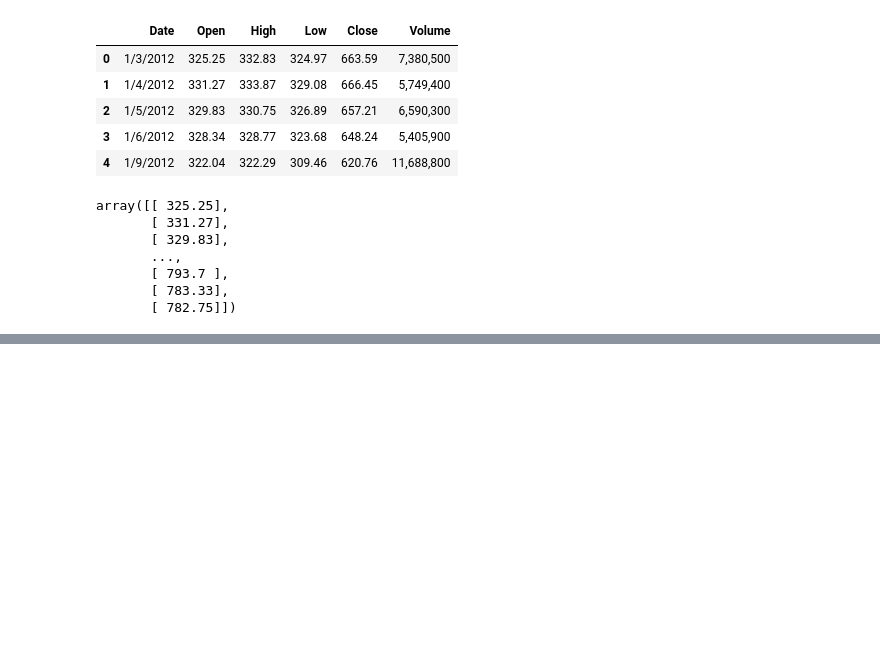
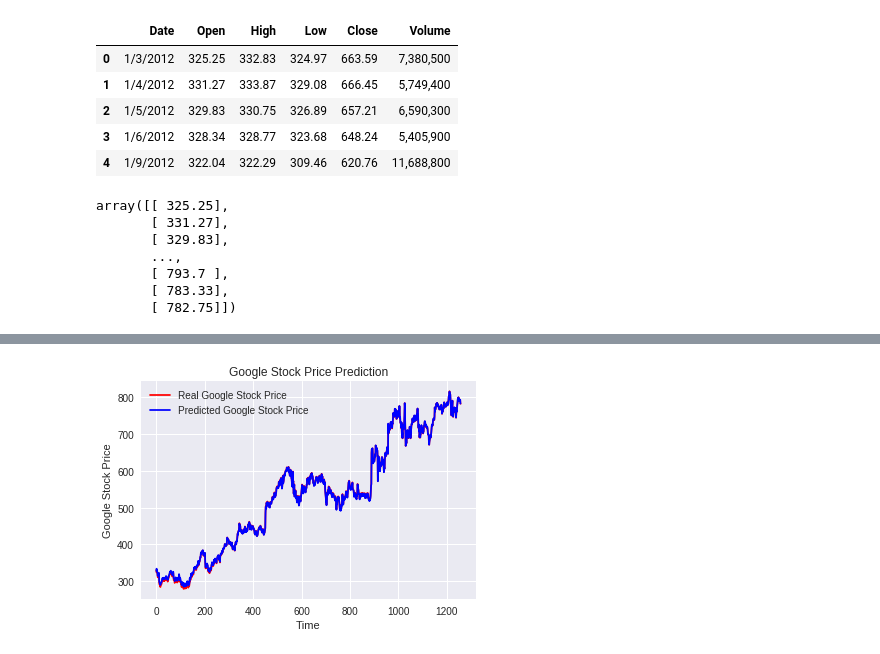
Before and after one commit to PramodShenoy/Deep-Learning-A-Z, a Jupyter notebook: Recurrent-Neural-Networks/Google Stock Prices.ipynb, the cells around one changed output, grey strips where cells are left out. Saved outputs shown, nothing was run; the diff lists cells and outputs as text; code cells hidden in the pictures; blank space fills up the shorter version.

```diff
--- a/Recurrent-Neural-Networks/Google Stock Prices.ipynb
+++ b/Recurrent-Neural-Networks/Google Stock Prices.ipynb
@@ -49,0 +60,6 @@ array([[ 0.09701243],
+# %%
+#output layer
+regressor.add(Dense(units=1))
+# %%
+regressor.compile(optimizer='adam',loss='mean_squared_error')
+regressor.fit(x_train,y_train,batch_size=64,epochs=150)
@@ -49,0 +140,11 @@ array([[ 0.09701243],
+# %%
+# Visualising the results
+plt.plot(test2, color = 'red', label = 'Real Google Stock Price')
+plt.plot(pred, color = 'blue', label = 'Predicted Google Stock Price')
+plt.title('Google Stock Price Prediction')
+plt.xlabel('Time')
+plt.ylabel('Google Stock Price')
+plt.legend()
+plt.show()
+# %% [output]
+[figure, added]
```
Also changed, not shown: parts of 17 cells of this notebook.
